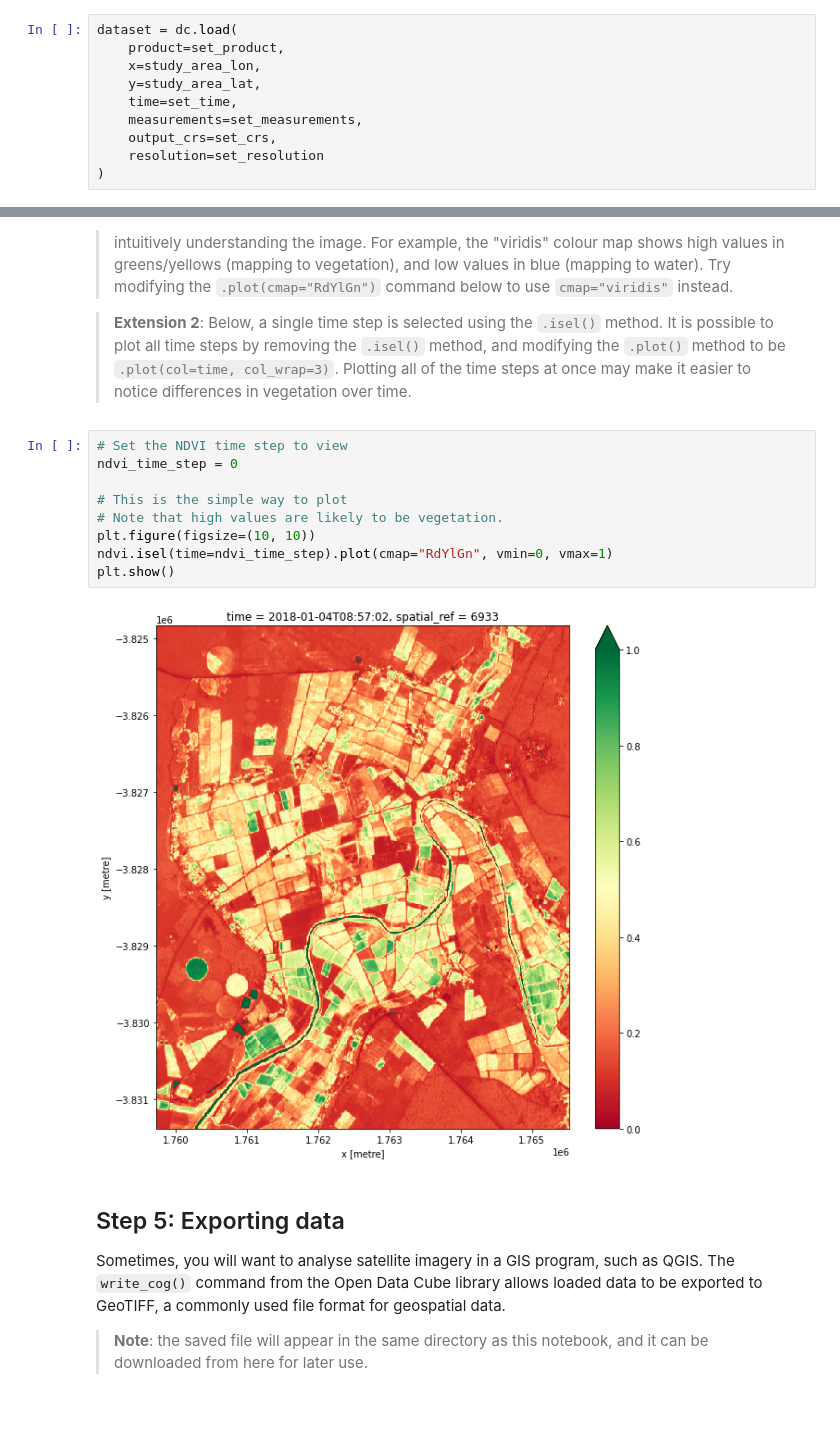
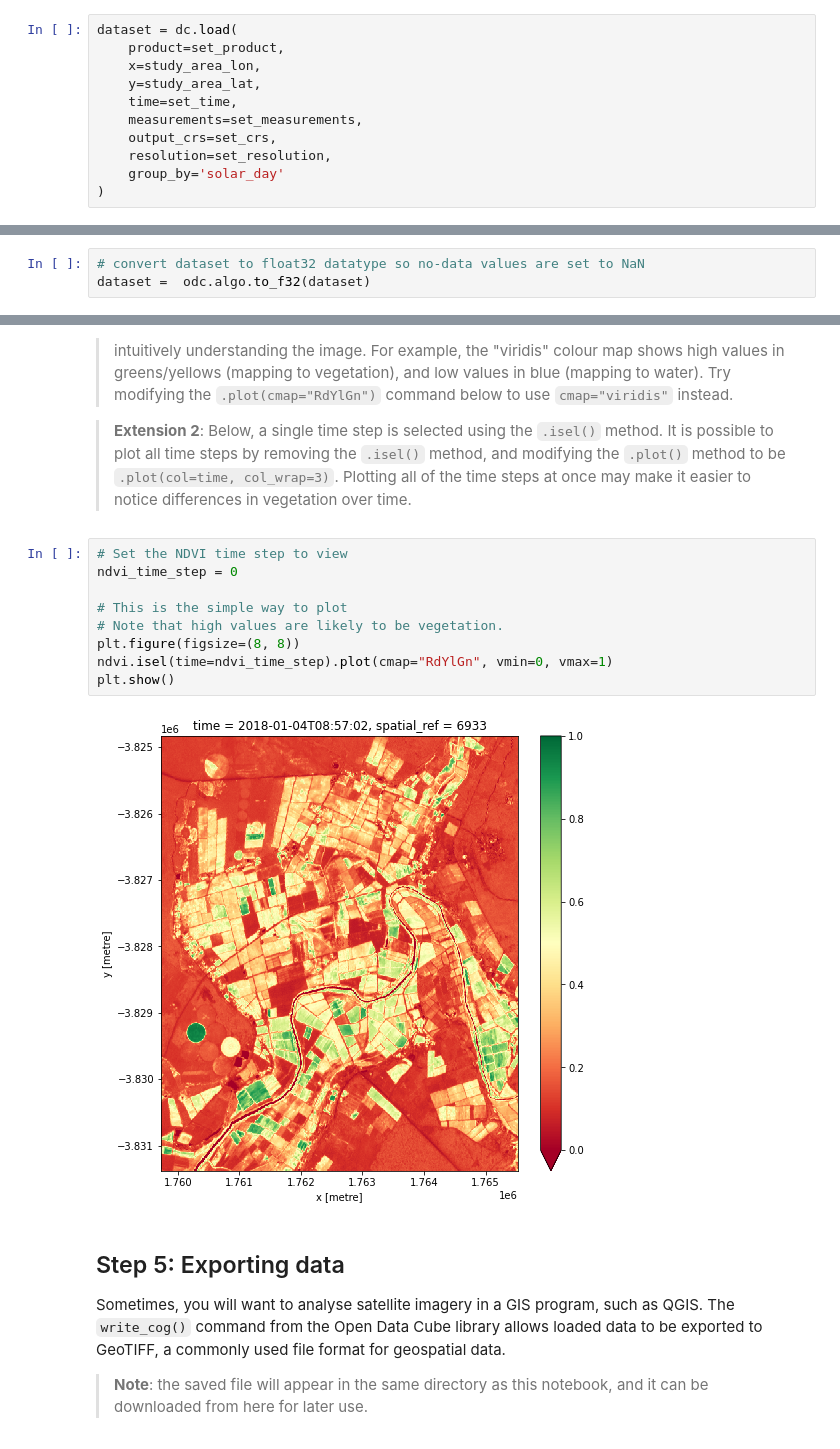
Before and after one commit to digitalearthafrica/deafrica-sandbox-notebooks, a Jupyter notebook: Beginners_guide/05_Basic_analysis.ipynb, the cells around one changed output, grey strips where cells are left out. Cells and saved outputs as stored; diff of their text form; blank space fills up the shorter version.

```diff
--- a/Beginners_guide/05_Basic_analysis.ipynb
+++ b/Beginners_guide/05_Basic_analysis.ipynb
@@ -162,7 +163,8 @@ dataset = dc.load(
     time=set_time,
     measurements=set_measurements,
     output_crs=set_crs,
-    resolution=set_resolution
+    resolution=set_resolution,
+    group_by='solar_day'
 )
 # %% [markdown]
 Following the load step, printing the `dataset` object will give you insight into all of the data that was loaded.
@@ -266,3 +274,6 @@ The calculated NDVI values are stored as their own data array.
+# %%
+# convert dataset to float32 datatype so no-data values are set to NaN
+dataset =  odc.algo.to_f32(dataset)
 # %%
 # Calculate the components that make up the NDVI calculation
 band_diff = dataset.nir - dataset.red
@@ -286,14 +297,14 @@ Plotting all of the time steps at once may make it easier to notice differences
 # %%
 # Set the NDVI time step to view
 ndvi_time_step = 0
 
 # This is the simple way to plot
 # Note that high values are likely to be vegetation.
-plt.figure(figsize=(10, 10))
+plt.figure(figsize=(8, 8))
 ndvi.isel(time=ndvi_time_step).plot(cmap="RdYlGn", vmin=0, vmax=1)
 plt.show()
 # %% [output]
-[figure, old version]
+[figure, new version]
 # %% [markdown]
 ## Step 5: Exporting data
 
```
Also changed, not shown: parts of 7 cells of this notebook.
